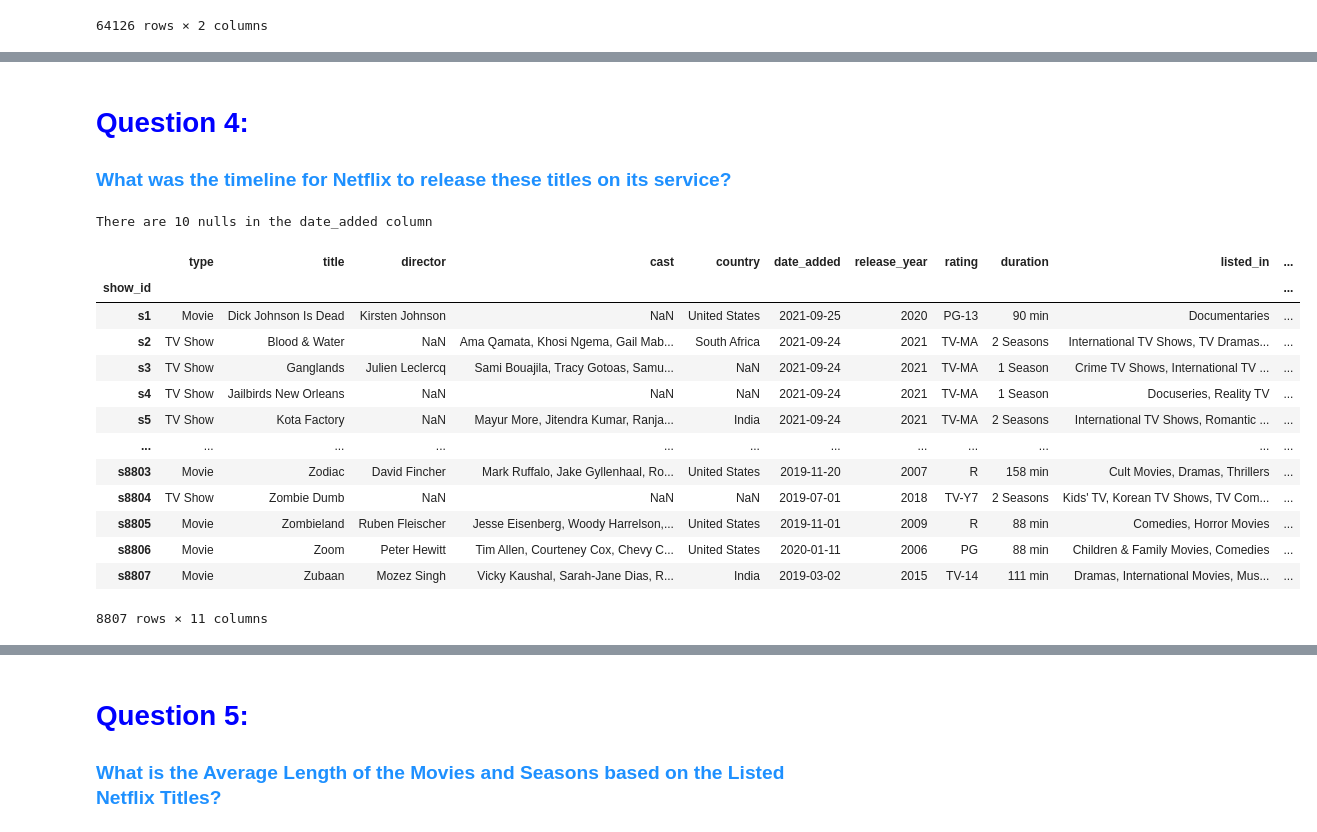
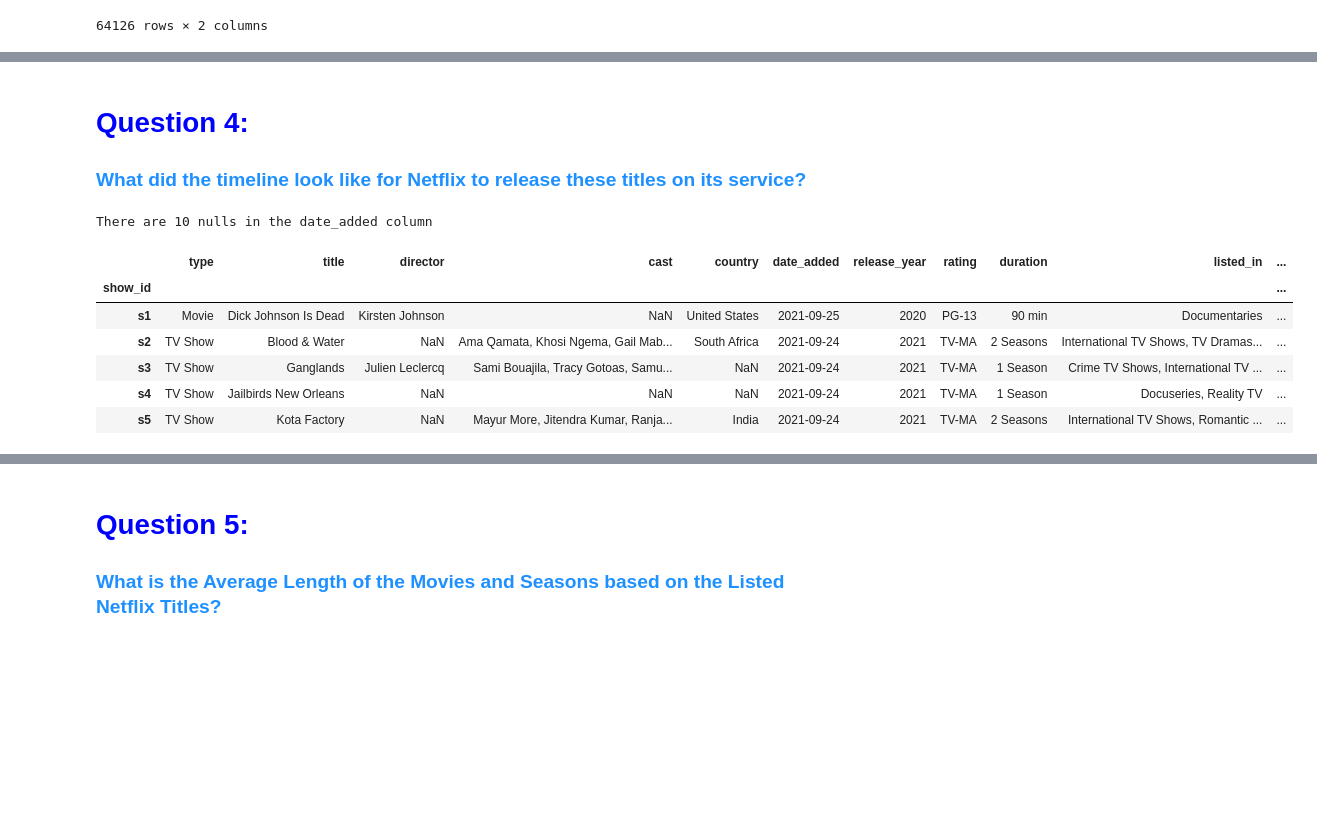
Before and after one commit to jameslaurence82/PythonPandas, a Jupyter notebook: netflixtitles.ipynb, the cells around one changed output, grey strips where cells are left out. Saved outputs shown, nothing was run; the diff lists cells and outputs as text; code cells hidden in the pictures; blank space fills up the shorter version.

```diff
--- a/netflixtitles.ipynb
+++ b/netflixtitles.ipynb
@@ -616,31 +630,27 @@ Top 10 Actors and their Movie versus TV Show Appearances
 [figure]
 # %% [markdown]
 <h1 style="color: blue; font-weight: bold;">Question 4:</h1>
-<h3 style="color: dodgerblue; font-weight: bold;">What was the timeline for Netflix to release these titles on its service?</h3>
+<h3 style="color: dodgerblue; font-weight: bold;">What did the timeline look like for Netflix to release these titles on its service?</h3>
 # %%
 # create new dataframe from original netflixdf
 timeline = netflixdf.copy()
 
+# Convert 'date_added' to datetime format
+timeline['date_added'] = pd.to_datetime(timeline['date_added'])
+
 # display na in added column
 date_na = timeline.date_added.isna().sum()
 print(f'There are {date_na} nulls in the date_added column')
-timeline
+timeline.head()
 # %% [output]
 There are 10 nulls in the date_added column
 |  | type | title | director | cast | country | date_added | release_year | rating | duration | listed_in | ... |
 | show_id |  |  |  |  |  |  |  |  |  |  | ... |
 | s1 | Movie | Dick Johnson Is Dead | Kirsten Johnson | NaN | United States | 2021-09-25 | 2020 | PG-13 | 90 min | Documentaries | ... |
 | s2 | TV Show | Blood & Water | NaN | Ama Qamata, Khosi Ngema, Gail Mab... | South Africa | 2021-09-24 | 2021 | TV-MA | 2 Seasons | International TV Shows, TV Dramas... | ... |
 | s3 | TV Show | Ganglands | Julien Leclercq | Sami Bouajila, Tracy Gotoas, Samu... | NaN | 2021-09-24 | 2021 | TV-MA | 1 Season | Crime TV Shows, International TV ... | ... |
 | s4 | TV Show | Jailbirds New Orleans | NaN | NaN | NaN | 2021-09-24 | 2021 | TV-MA | 1 Season | Docuseries, Reality TV | ... |
 | s5 | TV Show | Kota Factory | NaN | Mayur More, Jitendra Kumar, Ranja... | India | 2021-09-24 | 2021 | TV-MA | 2 Seasons | International TV Shows, Romantic ... | ... |
-| ... | ... | ... | ... | ... | ... | ... | ... | ... | ... | ... | ... |
-| s8803 | Movie | Zodiac | David Fincher | Mark Ruffalo, Jake Gyllenhaal, Ro... | United States | 2019-11-20 | 2007 | R | 158 min | Cult Movies, Dramas, Thrillers | ... |
-| s8804 | TV Show | Zombie Dumb | NaN | NaN | NaN | 2019-07-01 | 2018 | TV-Y7 | 2 Seasons | Kids' TV, Korean TV Shows, TV Com... | ... |
-| s8805 | Movie | Zombieland | Ruben Fleischer | Jesse Eisenberg, Woody Harrelson,... | United States | 2019-11-01 | 2009 | R | 88 min | Comedies, Horror Movies | ... |
-| s8806 | Movie | Zoom | Peter Hewitt | Tim Allen, Courteney Cox, Chevy C... | United States | 2020-01-11 | 2006 | PG | 88 min | Children & Family Movies, Comedies | ... |
-| s8807 | Movie | Zubaan | Mozez Singh | Vicky Kaushal, Sarah-Jane Dias, R... | India | 2019-03-02 | 2015 | TV-14 | 111 min | Dramas, International Movies, Mus... | ... |
-8807 rows × 11 columns
 # %%
 # drop na values in date_added
 timeline = timeline.dropna(subset=['date_added'])
```
Also changed, not shown: parts of 21 cells of this notebook.
